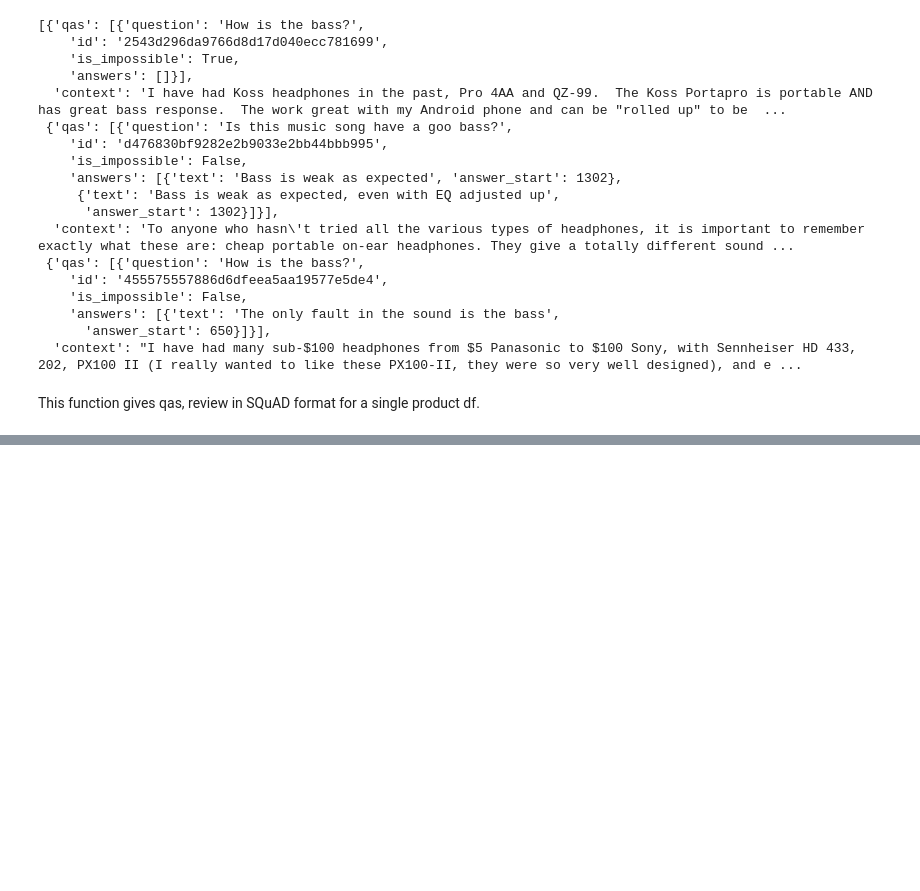
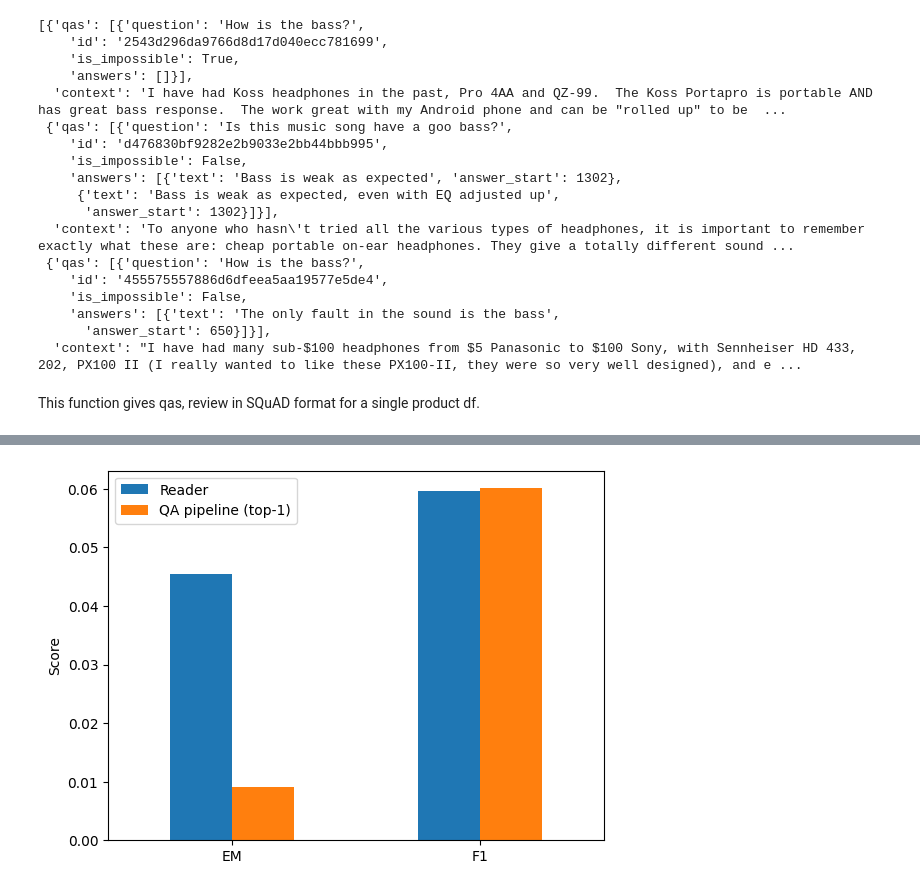
Before and after one commit to JpChii/nlp-with-hugging-face, a Jupyter notebook: notebooks/7-question-answering.ipynb, the cells around one changed output, grey strips where cells are left out. Saved outputs shown, nothing was run; the diff lists cells and outputs as text; code cells hidden in the pictures; blank space fills up the shorter version.

Commit message:
completed extractive qa system

```diff
--- a/notebooks/7-question-answering.ipynb
+++ b/notebooks/7-question-answering.ipynb
@@ -1587,0 +1649,24 @@ convert_to_squad(dfs)
+# %%
+from haystack.pipelines import ExtractiveQAPipeline
+pipe = ExtractiveQAPipeline(
+    retriever=bm25_retriever,
+    reader=reader,
+)
+
+# Evaluate
+eval_result = pipe.eval(
+    labels=labels_agg,
+    params={},
+)
+metrics = eval_result.calculate_metrics(
+    simulated_top_k_reader=1,
+)
+reader_eval["QA Pipeline (top-1)"] ={
+    k:v for k,v in metrics["Reader"].items()
+    if k in ["exact_match", "f1"]
+}
+# %%
+plot_reader_eval({"Reader": reader_eval["Fine-tune on SQuAD + SubjQA"],
+                  "QA pipeline (top-1)": reader_eval["QA Pipeline (top-1)"]})
+# %% [output]
+[figure, added]
```
Also changed, not shown: parts of 23 cells of this notebook, 3 other files.
